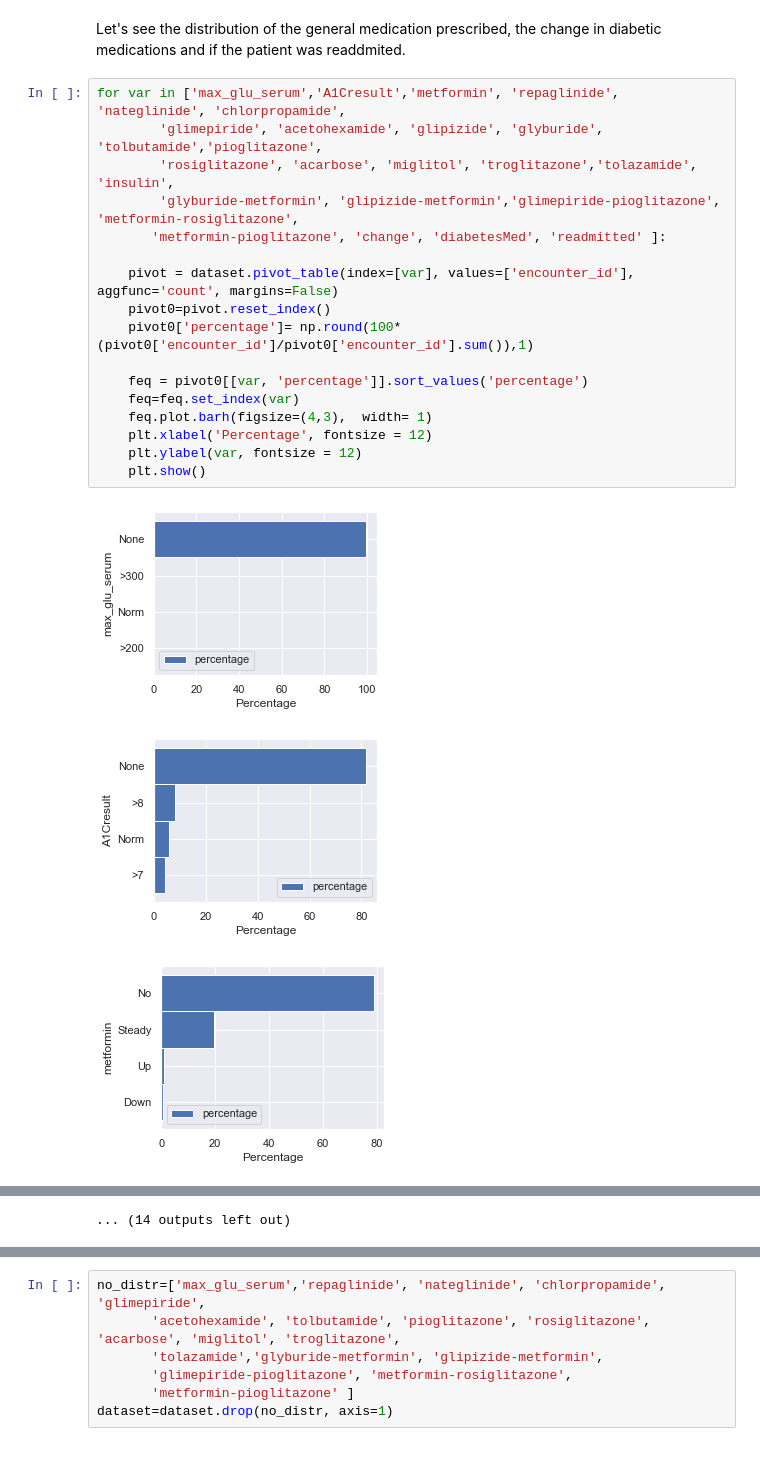
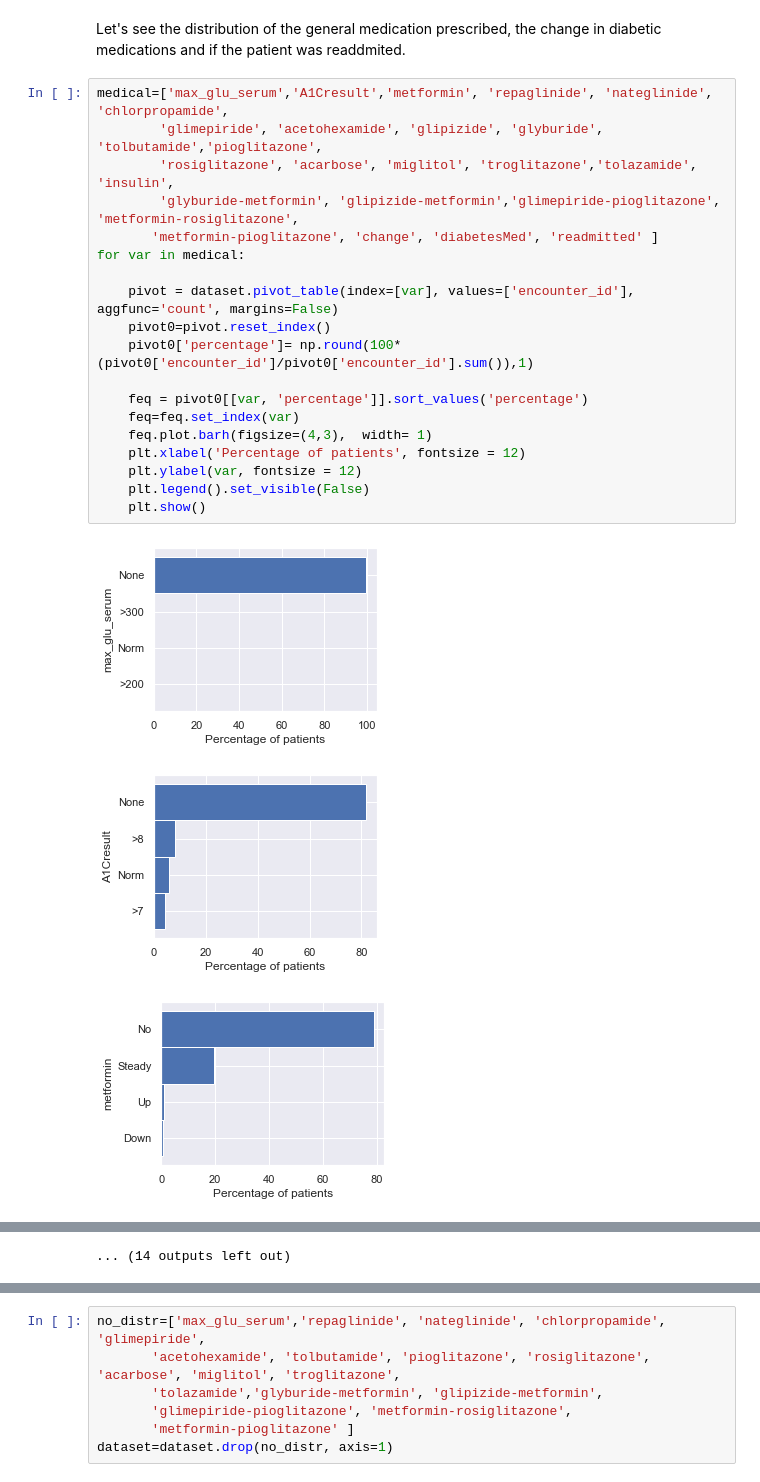
Before and after one commit to anmarphy/Patient-hospital-readmission-US, a Jupyter notebook: Diabetes_130_Part_1.ipynb, the cells around one changed output, grey strips where cells are left out. Drawn from its saved outputs; the diff is of its cells as text.

```diff
--- a/Diabetes_130_Part_1.ipynb
+++ b/Diabetes_130_Part_1.ipynb
@@ -256,23 +237,25 @@ dataset=dataset.drop(['admission_type_id', 'discharge_disposition_id', 'admissio
 # %% [markdown]
 Let's see the distribution of the general medication prescribed, the change in diabetic medications and if the patient was readdmited.
 # %%
-for var in ['max_glu_serum','A1Cresult','metformin', 'repaglinide', 'nateglinide', 'chlorpropamide',
+medical=['max_glu_serum','A1Cresult','metformin', 'repaglinide', 'nateglinide', 'chlorpropamide',
         'glimepiride', 'acetohexamide', 'glipizide', 'glyburide', 'tolbutamide','pioglitazone',
         'rosiglitazone', 'acarbose', 'miglitol', 'troglitazone','tolazamide', 'insulin',
         'glyburide-metformin', 'glipizide-metformin','glimepiride-pioglitazone', 'metformin-rosiglitazone',
-       'metformin-pioglitazone', 'change', 'diabetesMed', 'readmitted' ]:
+       'metformin-pioglitazone', 'change', 'diabetesMed', 'readmitted' ]
+for var in medical:
 
     pivot = dataset.pivot_table(index=[var], values=['encounter_id'], aggfunc='count', margins=False)
     pivot0=pivot.reset_index()
     pivot0['percentage']= np.round(100* (pivot0['encounter_id']/pivot0['encounter_id'].sum()),1)
 
     feq = pivot0[[var, 'percentage']].sort_values('percentage')
     feq=feq.set_index(var)
     feq.plot.barh(figsize=(4,3),  width= 1)
-    plt.xlabel('Percentage', fontsize = 12)
+    plt.xlabel('Percentage of patients', fontsize = 12)
     plt.ylabel(var, fontsize = 12)
+    plt.legend().set_visible(False)
     plt.show()
 # %% [output]
-[figure, old version]
+[figure, new version]
-[figure, old version]
+[figure, new version]
-[figure, old version]
+[figure, new version]
```
Also changed, not shown: parts of 36 cells of this notebook.
